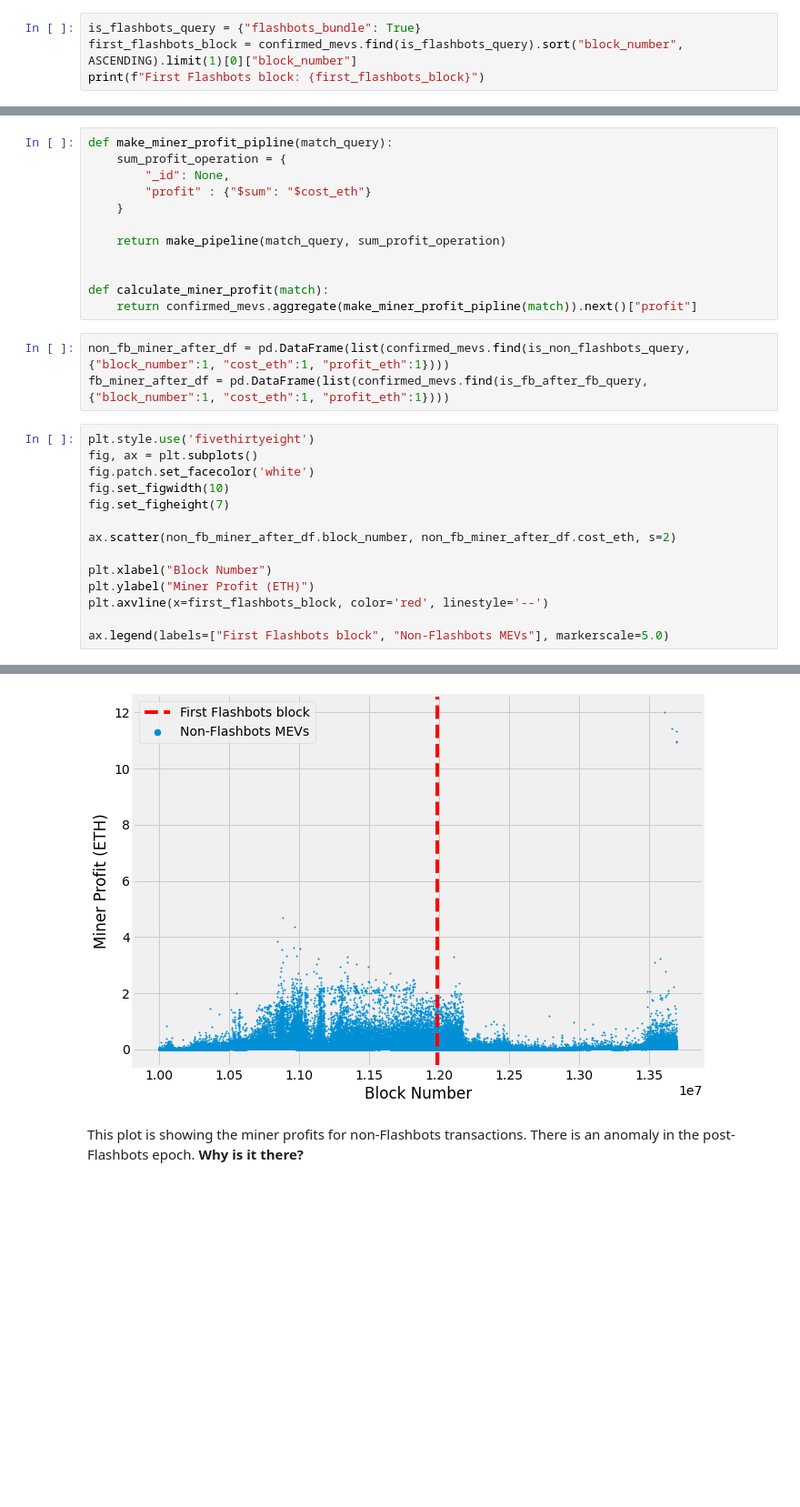
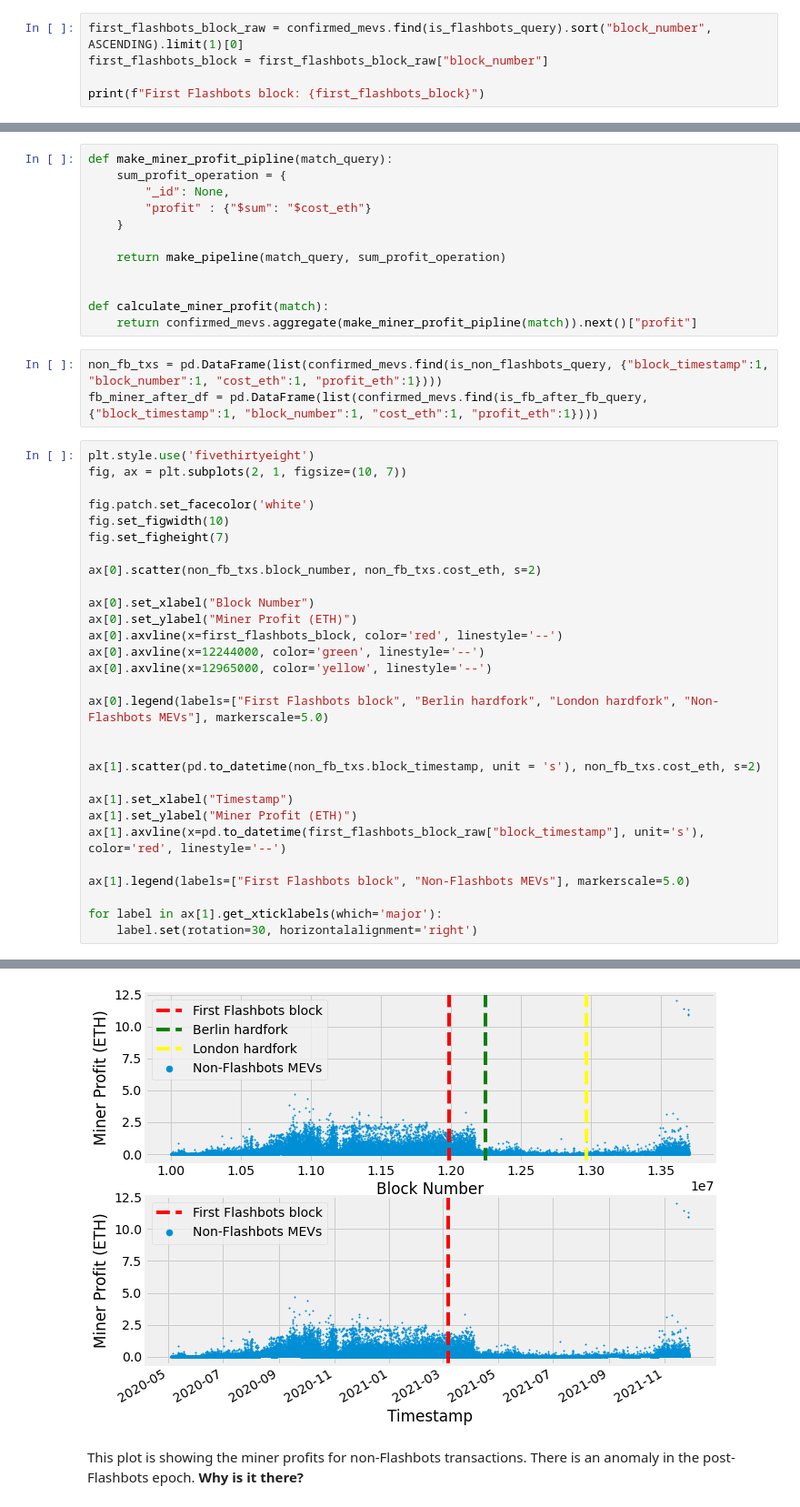
Before and after one commit to a-flashbot-in-the-pan/a-flashbot-in-the-pan, a Jupyter notebook: FlashbotsAnalysis.ipynb, the cells around one changed output, grey strips where cells are left out. Shown at 91% size. Cells and saved outputs as stored; diff of their text form; blank space fills up the shorter version.

```diff
--- a/FlashbotsAnalysis.ipynb
+++ b/FlashbotsAnalysis.ipynb
@@ -43,8 +53,9 @@ Last collected block: 13699975
 # %% [markdown]
 Christof's measurements go back to before Flashbots was operational. This calculation shows the first time the Flashbots API.
 # %%
-is_flashbots_query = {"flashbots_bundle": True}
-first_flashbots_block = confirmed_mevs.find(is_flashbots_query).sort("block_number", ASCENDING).limit(1)[0]["block_number"]
+first_flashbots_block_raw = confirmed_mevs.find(is_flashbots_query).sort("block_number", ASCENDING).limit(1)[0]
+first_flashbots_block = first_flashbots_block_raw["block_number"]
+
 print(f"First Flashbots block: {first_flashbots_block}")
 # %% [output]
 First Flashbots block: 11986936
@@ -280,20 +300,35 @@ def make_miner_profit_pipline(match_query):
 def calculate_miner_profit(match):
     return confirmed_mevs.aggregate(make_miner_profit_pipline(match)).next()["profit"]
 # %%
-non_fb_miner_after_df = pd.DataFrame(list(confirmed_mevs.find(is_non_flashbots_query, {"block_number":1, "cost_eth":1, "profit_eth":1})))
-fb_miner_after_df = pd.DataFrame(list(confirmed_mevs.find(is_fb_after_fb_query, {"block_number":1, "cost_eth":1, "profit_eth":1})))
+non_fb_txs = pd.DataFrame(list(confirmed_mevs.find(is_non_flashbots_query, {"block_timestamp":1, "block_number":1, "cost_eth":1, "profit_eth":1})))
+fb_miner_after_df = pd.DataFrame(list(confirmed_mevs.find(is_fb_after_fb_query, {"block_timestamp":1, "block_number":1, "cost_eth":1, "profit_eth":1})))
 # %%
 plt.style.use('fivethirtyeight')
-fig, ax = plt.subplots()
+fig, ax = plt.subplots(2, 1, figsize=(10, 7))
+
 fig.patch.set_facecolor('white')
 fig.set_figwidth(10)
 fig.set_figheight(7)
 
-ax.scatter(non_fb_miner_after_df.block_number, non_fb_miner_after_df.cost_eth, s=2)
+ax[0].scatter(non_fb_txs.block_number, non_fb_txs.cost_eth, s=2)
 
-plt.xlabel("Block Number")
-plt.ylabel("Miner Profit (ETH)")
-plt.axvline(x=first_flashbots_block, color='red', linestyle='--')
+ax[0].set_xlabel("Block Number")
+ax[0].set_ylabel("Miner Profit (ETH)")
+ax[0].axvline(x=first_flashbots_block, color='red', linestyle='--')
+ax[0].axvline(x=12244000, color='green', linestyle='--')
+ax[0].axvline(x=12965000, color='yellow', linestyle='--')
 
-ax.legend(labels=["First Flashbots block", "Non-Flashbots MEVs"], markerscale=5.0)
+ax[0].legend(labels=["First Flashbots block", "Berlin hardfork", "London hardfork", "Non-Flashbots MEVs"], markerscale=5.0)
+
+
+ax[1].scatter(pd.to_datetime(non_fb_txs.block_timestamp, unit = 's'), non_fb_txs.cost_eth, s=2)
+
+ax[1].set_xlabel("Timestamp")
+ax[1].set_ylabel("Miner Profit (ETH)")
+ax[1].axvline(x=pd.to_datetime(first_flashbots_block_raw["block_timestamp"], unit='s'), color='red', linestyle='--')
+
+ax[1].legend(labels=["First Flashbots block", "Non-Flashbots MEVs"], markerscale=5.0)
+
+for label in ax[1].get_xticklabels(which='major'):
+    label.set(rotation=30, horizontalalignment='right')
 # %% [output]
@@ -301,4 +335,4 @@ ax.legend(labels=["First Flashbots block", "Non-Flashbots MEVs"], markerscale=5.
-[figure, old version]
+[figure, new version]
 # %% [markdown]
 This plot is showing the miner profits for non-Flashbots transactions. There is
 an anomaly in the post-Flashbots epoch. **Why is it there?**
```
Also changed, not shown: parts of 20 cells of this notebook.
